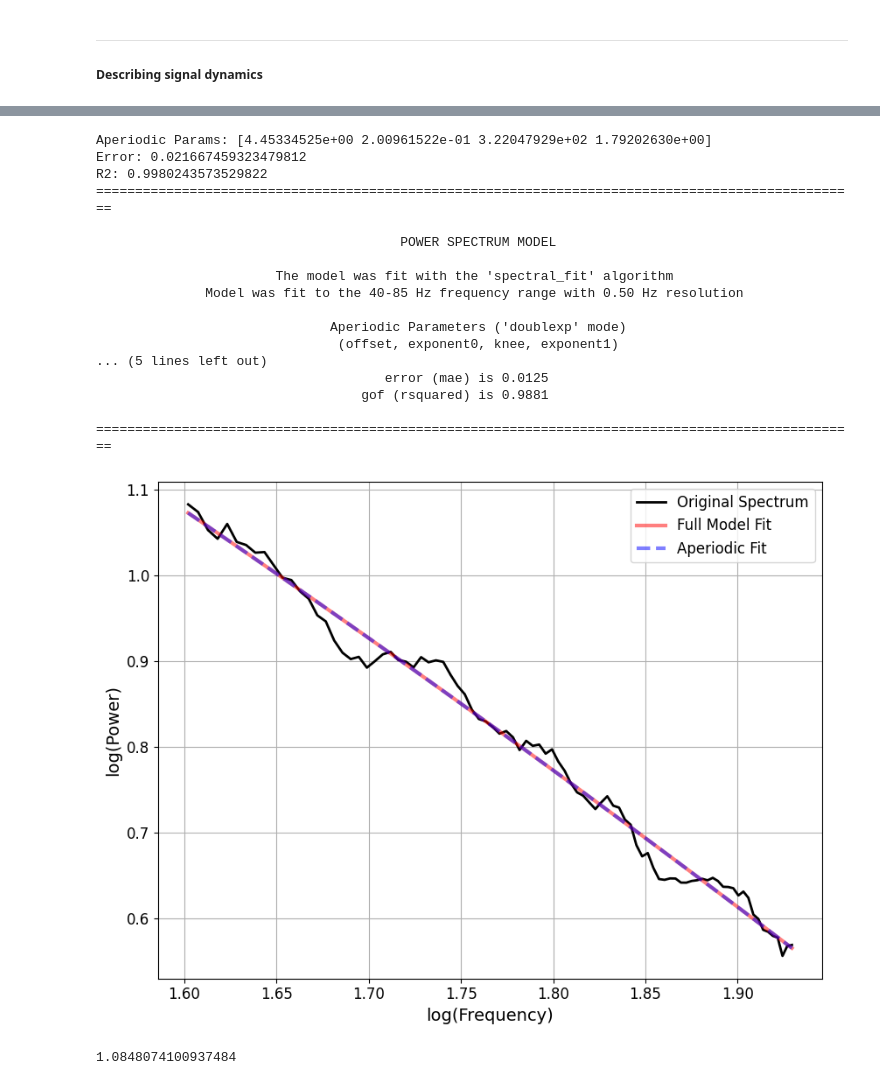
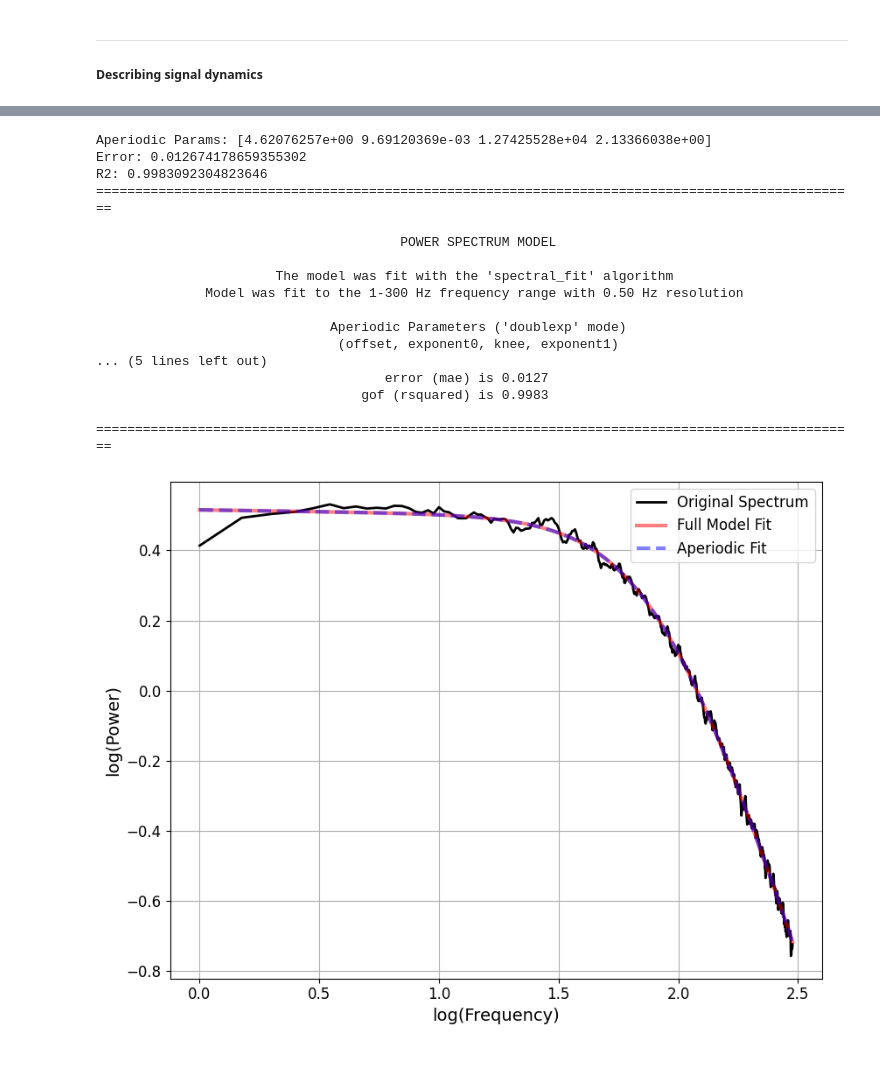
Before and after one commit to RojasMN/synaptic-kernels-LFP, a Jupyter notebook: exploratory.ipynb, the cells around one changed output, grey strips where cells are left out. Drawn from its saved outputs; the diff is of its cells as text; code cells hidden in the pictures.

```diff
--- a/exploratory.ipynb
+++ b/exploratory.ipynb
@@ -111,11 +111,11 @@ fs = 10000
 window_sec = 2
 overlap_sec = 1
 
-# Synaptic parameters
+# Synaptic parameters (pure AMPA signal)
 n_ex = 5000
 n_in = 5000
 rate_ex = 50
-rate_in = 50
+rate_in = 0
 w_ex = -1
 w_in = 1
 
@@ -169,30 +169,25 @@ plot_psd_log(psd = psd, freqs = freqs, xlim = (1, 300))
 # %%
 freq_range = [1, 300]
 aperiodic_mode = 'doublexp'
 
 model = specparam(psd = psd, freqs = freqs, freq_range = freq_range, aperiodic_mode = aperiodic_mode, verbose = True)
-model.report(freqs, psd, [40, 85], plt_log = True)
+model.report(freqs, psd, freq_range, plt_log = True)
 # %% [output]
-Aperiodic Params: [4.45334525e+00 2.00961522e-01 3.22047929e+02 1.79202630e+00]
-Error: 0.021667459323479812
-R2: 0.9980243573529822
+Aperiodic Params: [4.62076257e+00 9.69120369e-03 1.27425528e+04 2.13366038e+00]
+Error: 0.012674178659355302
+R2: 0.9983092304823646
 ==================================================================================================
 
                                        POWER SPECTRUM MODEL
 
                        The model was fit with the 'spectral_fit' algorithm
-              Model was fit to the 40-85 Hz frequency range with 0.50 Hz resolution
+              Model was fit to the 1-300 Hz frequency range with 0.50 Hz resolution
 
                               Aperiodic Parameters ('doublexp' mode)
                                (offset, exponent0, knee, exponent1)
 ... (5 lines left out)
-                                     error (mae) is 0.0125
-                                  gof (rsquared) is 0.9881
+                                     error (mae) is 0.0127
+                                  gof (rsquared) is 0.9983
 
 ==================================================================================================
-[figure, old version]
+[figure, new version]
-# %%
-x1, x2, x3, x4 = model.results.params.aperiodic.params
-print(x2)
-# %% [output]
-1.0848074100937484
```
Also changed, not shown: parts of 7 cells of this notebook.
